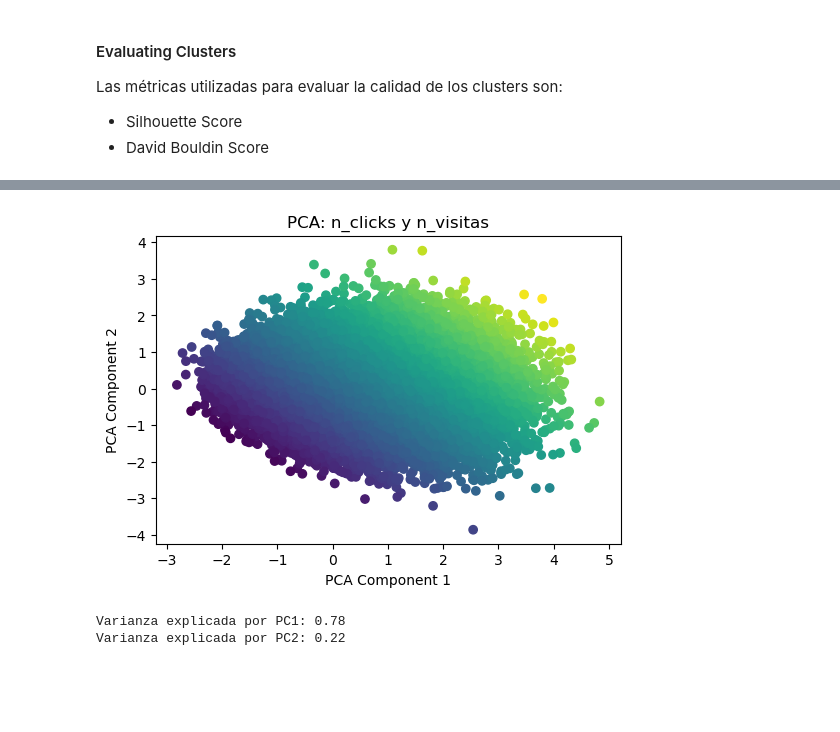
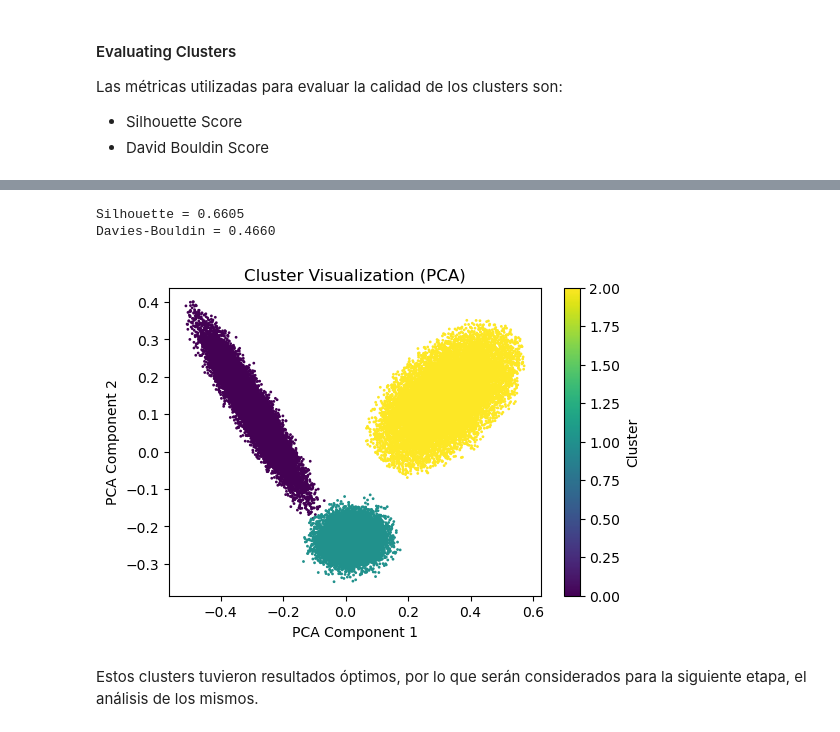
Before and after one commit to davexat/Client_Segmentation_Dashboard, a Jupyter notebook: notebooks/3.0_dsb_clustering_implementation.ipynb, the cells around one changed output, grey strips where cells are left out. Cells and saved outputs as stored; diff of their text form; code cells hidden in the pictures; blank space fills up the shorter version.

```diff
--- a/notebooks/3.0_dsb_clustering_implementation.ipynb
+++ b/notebooks/3.0_dsb_clustering_implementation.ipynb
@@ -249,25 +224,9 @@ evaluate_clusters(df_scaled, df_kmeans, "cluster")
-# %%
-variables = df_scaled[['n_clicks', 'n_visitas']]
-
-# Aplicar PCA
-pca = PCA(n_components=2)
-principal_components = pca.fit_transform(variables)
-
-# Crear un dataframe con las componentes principales
-df_pca = pd.DataFrame(data=principal_components, columns=['PC1', 'PC2'])
-
-# Visualización de los resultados de PCA
-plt.figure(figsize=(6, 4))
-plt.scatter(df_pca['PC1'], df_pca['PC2'], c=variables["n_clicks"], cmap='viridis')
-plt.title('PCA: n_clicks y n_visitas')
-plt.xlabel('PCA Component 1')
-plt.ylabel('PCA Component 2')
-plt.show()
-
-# Mostrar la varianza explicada por cada componente
-print(f"Varianza explicada por PC1: {pca.explained_variance_ratio_[0]:.2f}")
-print(f"Varianza explicada por PC2: {pca.explained_variance_ratio_[1]:.2f}")
-# %% [output]
-[figure, removed]
-Varianza explicada por PC1: 0.78
-Varianza explicada por PC2: 0.22
+# %%
+# Evaluating DBSCAN
+evaluate_clusters(scaled_db, df_dbscan, "cluster")
+# %% [output]
+Silhouette = 0.6605
+Davies-Bouldin = 0.4660
+[figure, added]
+# %% [markdown]
+Estos clusters tuvieron resultados óptimos, por lo que serán considerados para la siguiente etapa, el análisis de los mismos.
```
Also changed, not shown: parts of 17 cells of this notebook, 2 other files.
